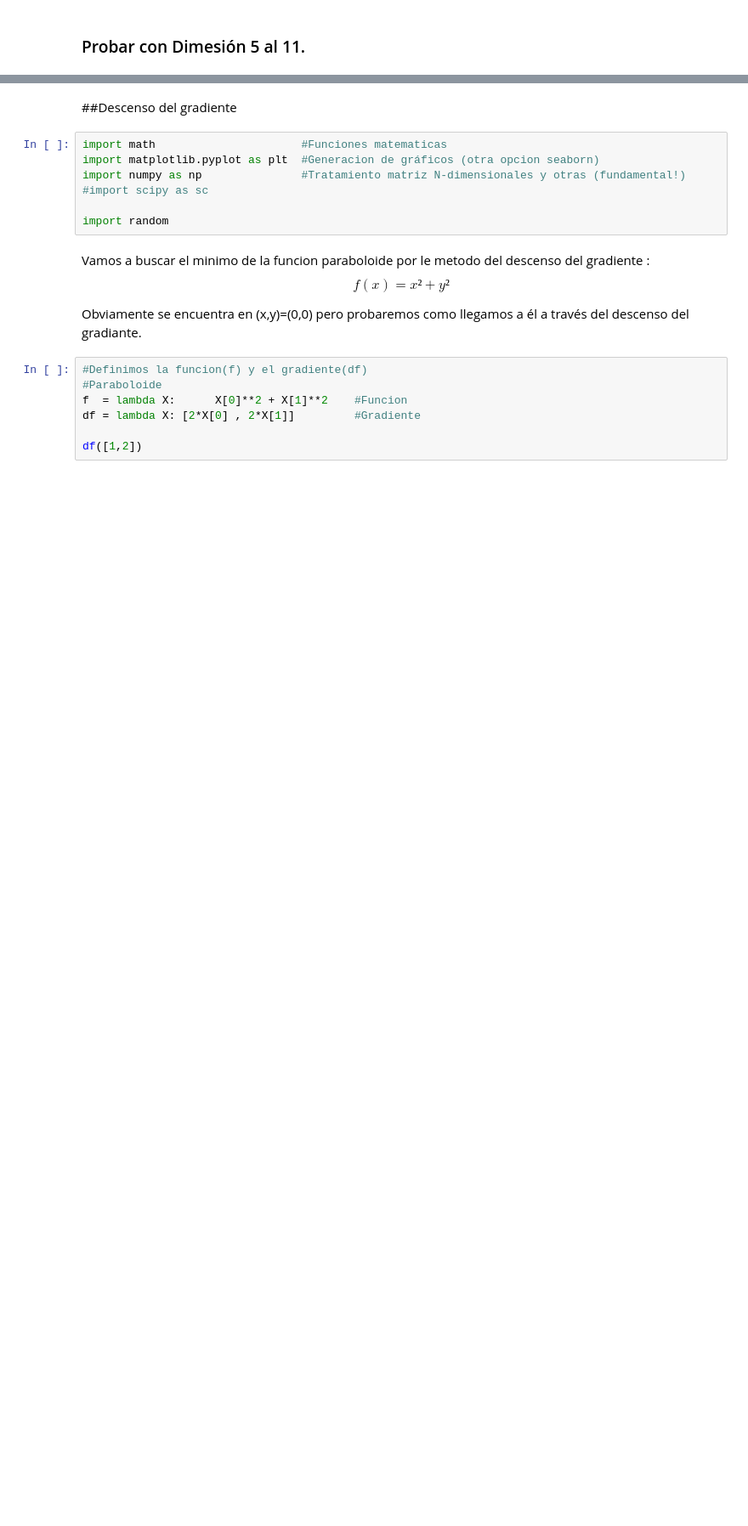
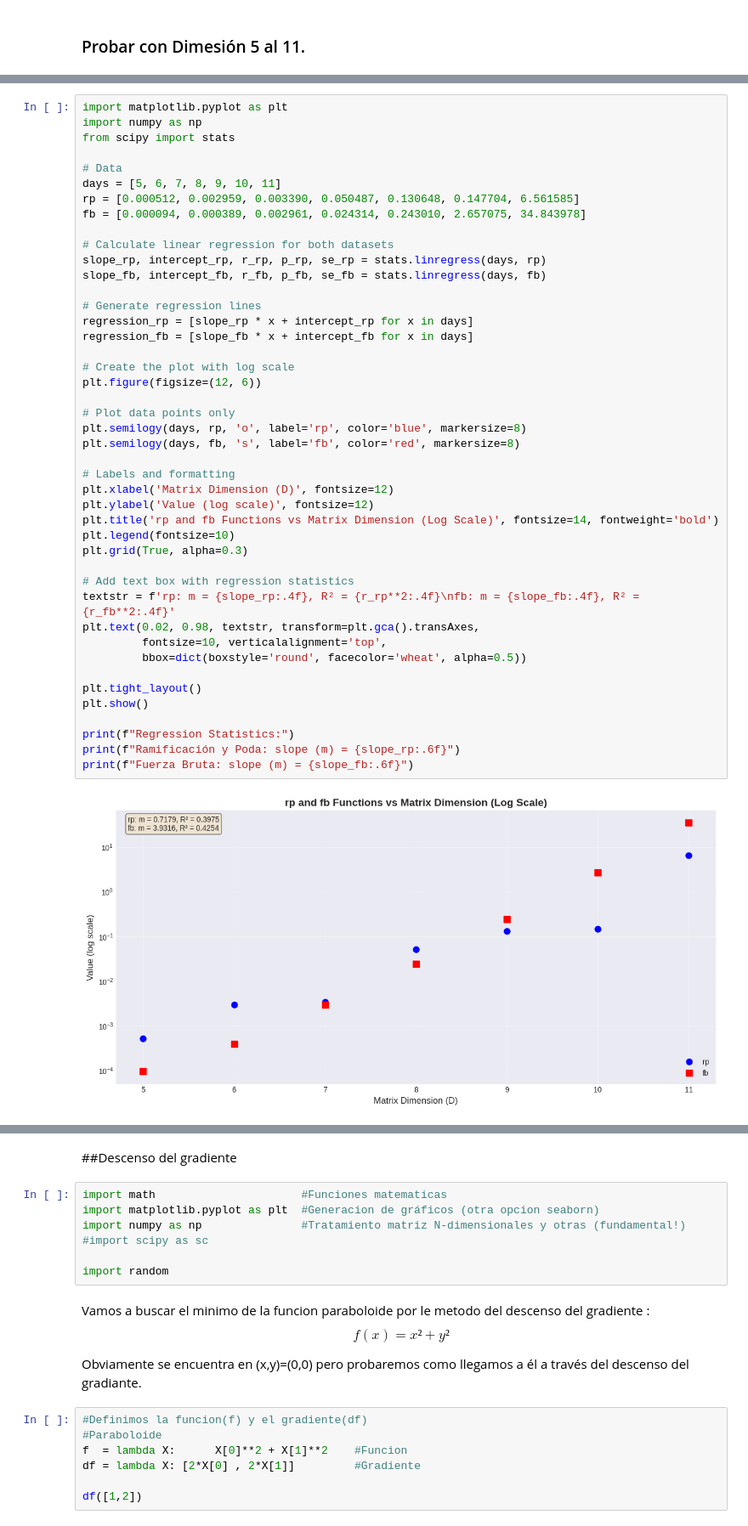
Before and after one commit to wgcv/03MAIR-Algoritmos-de-Optimizacion, a Jupyter notebook: AG2/Algoritmos_AG3.ipynb, the cells around one changed output, grey strips where cells are left out. Shown at 85% size. Saved outputs shown, nothing was run; the diff lists cells and outputs as text; blank space fills up the shorter version.

```diff
--- a/AG2/Algoritmos_AG3.ipynb
+++ b/AG2/Algoritmos_AG3.ipynb
@@ -423,0 +352,46 @@ KeyError: 0
+# %%
+import matplotlib.pyplot as plt
+import numpy as np
+from scipy import stats
+
+# Data
+days = [5, 6, 7, 8, 9, 10, 11]
+rp = [0.000512, 0.002959, 0.003390, 0.050487, 0.130648, 0.147704, 6.561585]
+fb = [0.000094, 0.000389, 0.002961, 0.024314, 0.243010, 2.657075, 34.843978]
+
+# Calculate linear regression for both datasets
+slope_rp, intercept_rp, r_rp, p_rp, se_rp = stats.linregress(days, rp)
+slope_fb, intercept_fb, r_fb, p_fb, se_fb = stats.linregress(days, fb)
+
+# Generate regression lines
+regression_rp = [slope_rp * x + intercept_rp for x in days]
+regression_fb = [slope_fb * x + intercept_fb for x in days]
+
+# Create the plot with log scale
+plt.figure(figsize=(12, 6))
+
+# Plot data points only
+plt.semilogy(days, rp, 'o', label='rp', color='blue', markersize=8)
+plt.semilogy(days, fb, 's', label='fb', color='red', markersize=8)
+
+# Labels and formatting
+plt.xlabel('Matrix Dimension (D)', fontsize=12)
+plt.ylabel('Value (log scale)', fontsize=12)
+plt.title('rp and fb Functions vs Matrix Dimension (Log Scale)', fontsize=14, fontweight='bold')
+plt.legend(fontsize=10)
+plt.grid(True, alpha=0.3)
+
+# Add text box with regression statistics
+textstr = f'rp: m = {slope_rp:.4f}, R² = {r_rp**2:.4f}\nfb: m = {slope_fb:.4f}, R² = {r_fb**2:.4f}'
+plt.text(0.02, 0.98, textstr, transform=plt.gca().transAxes,
+         fontsize=10, verticalalignment='top',
+         bbox=dict(boxstyle='round', facecolor='wheat', alpha=0.5))
+
+plt.tight_layout()
+plt.show()
+
+print(f"Regression Statistics:")
+print(f"Ramificación y Poda: slope (m) = {slope_rp:.6f}")
+print(f"Fuerza Bruta: slope (m) = {slope_fb:.6f}")
+# %% [output]
+[figure, added]
```
Also changed, not shown: parts of 15 cells of this notebook.
